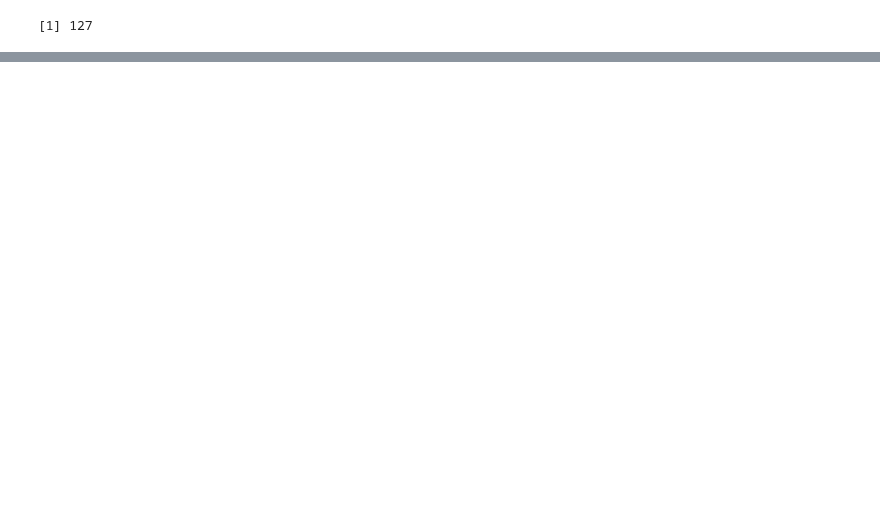
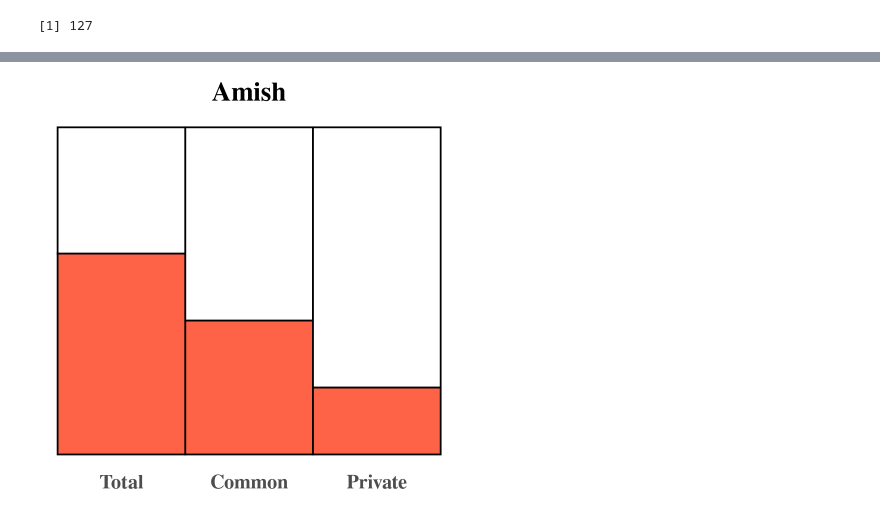
Before and after one commit to bioinfo-hcpa/pynoma, a Jupyter notebook: notebooks/barcharts.ipynb, the cells around one changed output, grey strips where cells are left out. Drawn from its saved outputs; the diff is of its cells as text; code cells hidden in the pictures; blank space fills up the shorter version.

```diff
--- a/notebooks/barcharts.ipynb
+++ b/notebooks/barcharts.ipynb
@@ -646,0 +666,21 @@ ggplot(bp, aes(x = legend, y = value, fill=factor(fill_to_high, levels=c("toHigh
+# %%
+ggplot(bp, aes(x = legend, y = value, fill=factor(fill_to_high, levels=c("toHigh","Value")))) +
+    geom_bar(stat = "identity", show.legend = FALSE, width=1, color='black', size=1) +
+    scale_fill_manual(values = c("white","tomato")) +
+    labs(x="", y="") +
+    ggtitle("Amish") +
+    theme(plot.title = element_text(hjust = 0.5, size=32),
+          text = element_text(size=30, face="bold", family="serif"),
+          axis.line=element_blank(),
+          axis.text.y=element_blank(),
+          axis.ticks=element_blank(),
+          axis.title.x=element_blank(),
+          axis.title.y=element_blank(),
+          legend.position="none",
+          panel.background=element_blank(),
+          panel.border=element_blank(),
+          panel.grid.major=element_blank(),
+          panel.grid.minor=element_blank(),
+          plot.background=element_blank())
+# %% [output]
+[figure, added]
```
Also changed, not shown: parts of 2 cells of this notebook.
